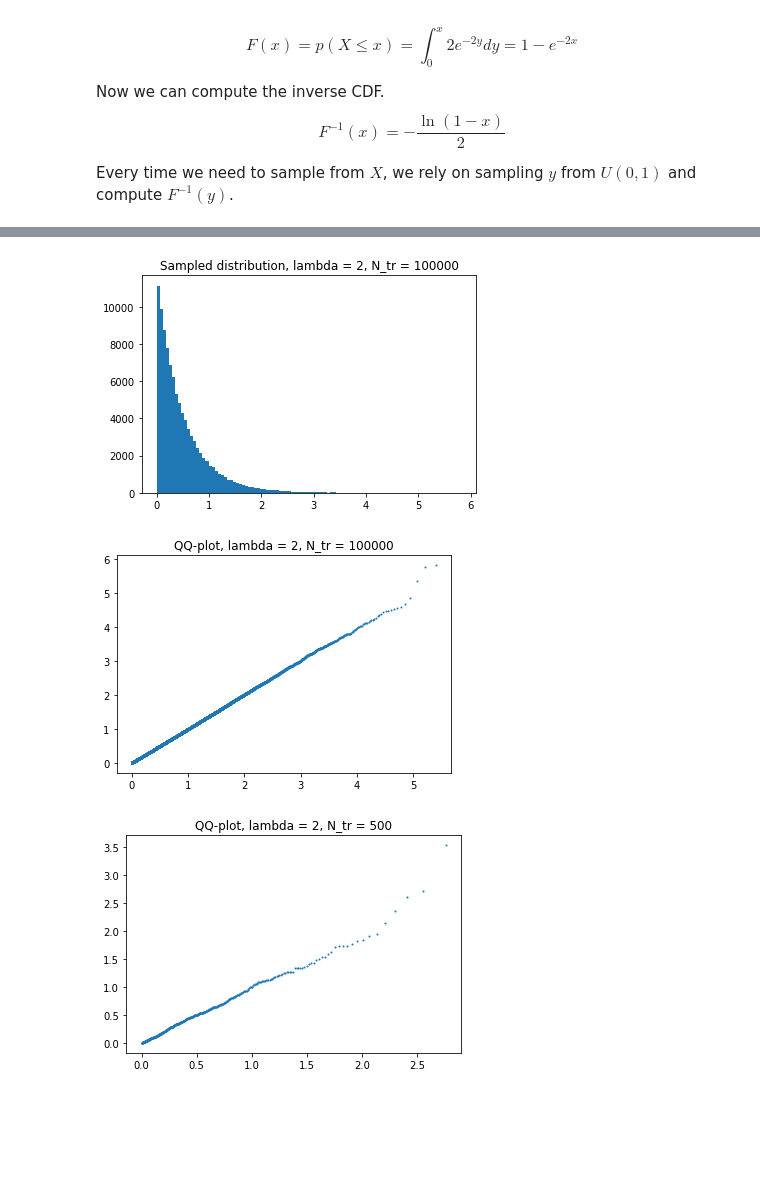
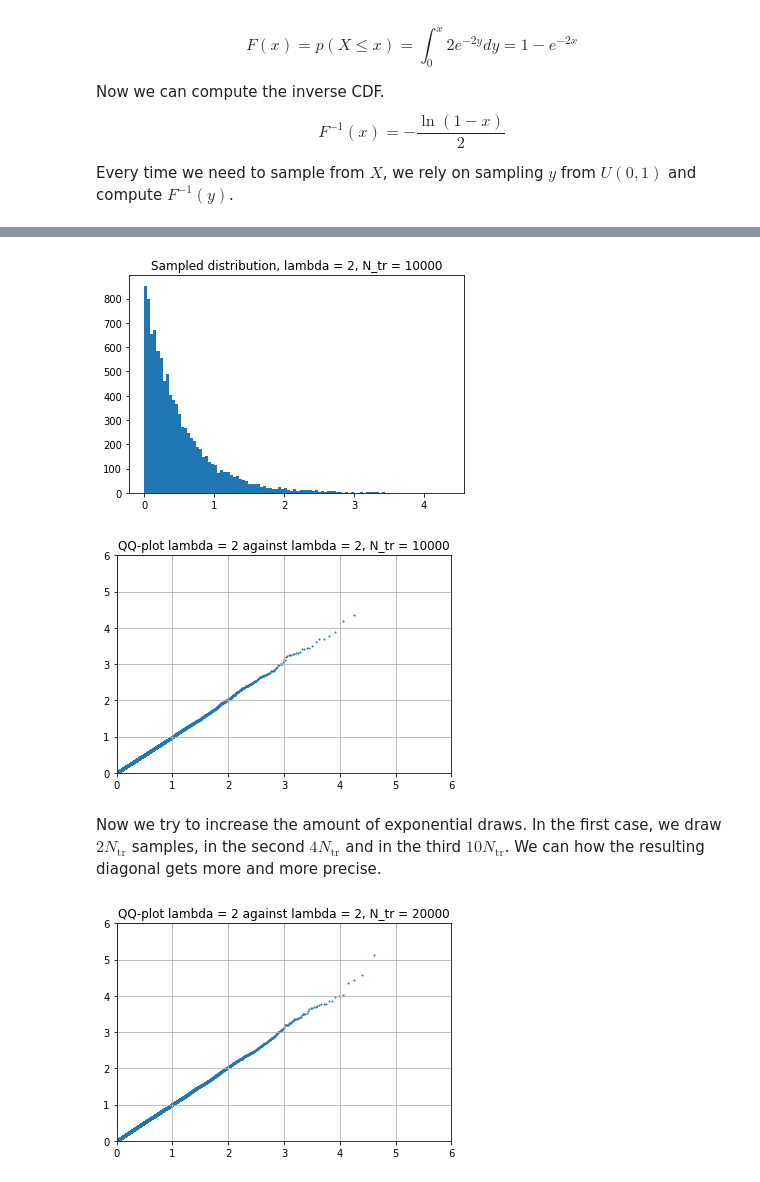
Before and after one commit to davidezanella/spe-assignments, a Jupyter notebook: Homework 2/delivery/report.ipynb, the cells around one changed output, grey strips where cells are left out. Drawn from its saved outputs; the diff is of its cells as text; code cells hidden in the pictures; blank space fills up the shorter version.

```diff
--- a/Homework 2/delivery/report.ipynb
+++ b/Homework 2/delivery/report.ipynb
@@ -1037,5 +1041,8 @@ def execute(N_trials, mean, mean_against, distr=False, qqplot=True):
         x_qq = sorted([d[0] for d in data])
         y_qq = sorted([d[1] for d in data])
         plt.scatter(x_qq, y_qq, s=1)
-        plt.title('QQ-plot, lambda = {}, N_tr = {}'.format(a, N_tr))
+        plt.xlim(0,6)
+        plt.ylim(0,6)
+        plt.grid()
+        plt.title('QQ-plot lambda = {} against lambda = {}, N_tr = {}'.format(mean, mean_against, N_tr))
         plt.show()
@@ -1042,10 +1051,12 @@ def execute(N_trials, mean, mean_against, distr=False, qqplot=True):
 # %%
-execute(100000, 2, 2, True, True)
+execute(10000, 2, 2, True, True)
 # %% [output]
-[figure, old version]
+[figure, new version]
-[figure, old version]
+[figure, new version]
+# %% [markdown]
+Now we try to increase the amount of exponential draws. In the first case, we draw $2 N_{\text{tr}}$ samples, in the second $4 N_{\text{tr}}$ and in the third $10 N_{\text{tr}}$. We can how the resulting diagonal gets more and more precise.
 # %%
-execute(500, 2, 2, False, True)
+execute(20000, 2, 2, False, True)
 # %% [output]
-[figure, old version]
+[figure, new version]
 # %%
```
Also changed, not shown: parts of 11 cells of this notebook.
